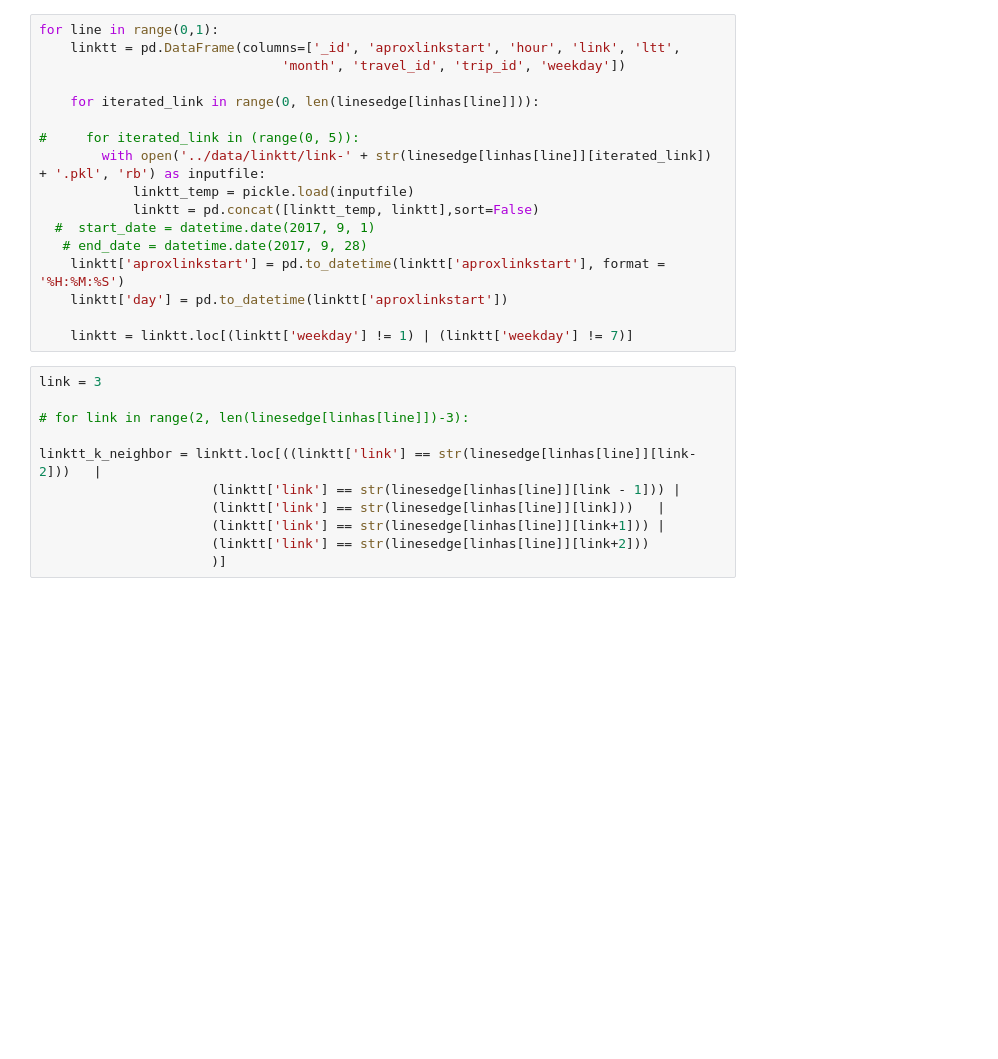
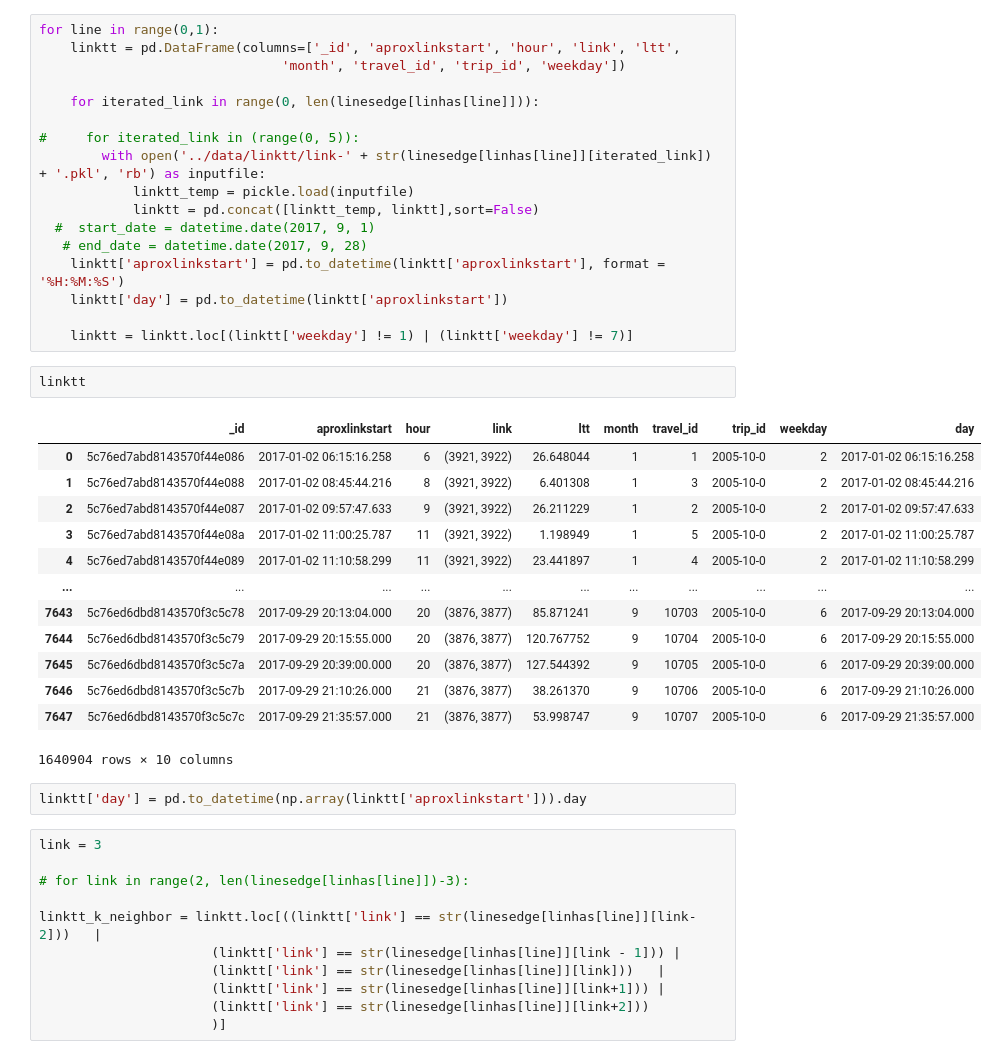
Before and after one commit to marcosamaris/links_states_prediction_LSTM, a Jupyter notebook: regressao_linear-links.ipynb, the cells around one changed output. Saved outputs shown, nothing was run; the diff lists cells and outputs as text; blank space fills up the shorter version.

```diff
--- a/regressao_linear-links.ipynb
+++ b/regressao_linear-links.ipynb
@@ -62,6 +65,24 @@ for line in range(0,1):
     linktt['day'] = pd.to_datetime(linktt['aproxlinkstart'])
 
     linktt = linktt.loc[(linktt['weekday'] != 1) | (linktt['weekday'] != 7)]
+# %%
+linktt
+# %% [output]
+|  | _id | aproxlinkstart | hour | link | ltt | month | travel_id | trip_id | weekday | day |
+| 0 | 5c76ed7abd8143570f44e086 | 2017-01-02 06:15:16.258 | 6 | (3921, 3922) | 26.648044 | 1 | 1 | 2005-10-0 | 2 | 2017-01-02 06:15:16.258 |
+| 1 | 5c76ed7abd8143570f44e088 | 2017-01-02 08:45:44.216 | 8 | (3921, 3922) | 6.401308 | 1 | 3 | 2005-10-0 | 2 | 2017-01-02 08:45:44.216 |
+| 2 | 5c76ed7abd8143570f44e087 | 2017-01-02 09:57:47.633 | 9 | (3921, 3922) | 26.211229 | 1 | 2 | 2005-10-0 | 2 | 2017-01-02 09:57:47.633 |
+| 3 | 5c76ed7abd8143570f44e08a | 2017-01-02 11:00:25.787 | 11 | (3921, 3922) | 1.198949 | 1 | 5 | 2005-10-0 | 2 | 2017-01-02 11:00:25.787 |
+| 4 | 5c76ed7abd8143570f44e089 | 2017-01-02 11:10:58.299 | 11 | (3921, 3922) | 23.441897 | 1 | 4 | 2005-10-0 | 2 | 2017-01-02 11:10:58.299 |
+| ... | ... | ... | ... | ... | ... | ... | ... | ... | ... | ... |
+| 7643 | 5c76ed6dbd8143570f3c5c78 | 2017-09-29 20:13:04.000 | 20 | (3876, 3877) | 85.871241 | 9 | 10703 | 2005-10-0 | 6 | 2017-09-29 20:13:04.000 |
+| 7644 | 5c76ed6dbd8143570f3c5c79 | 2017-09-29 20:15:55.000 | 20 | (3876, 3877) | 120.767752 | 9 | 10704 | 2005-10-0 | 6 | 2017-09-29 20:15:55.000 |
+| 7645 | 5c76ed6dbd8143570f3c5c7a | 2017-09-29 20:39:00.000 | 20 | (3876, 3877) | 127.544392 | 9 | 10705 | 2005-10-0 | 6 | 2017-09-29 20:39:00.000 |
+| 7646 | 5c76ed6dbd8143570f3c5c7b | 2017-09-29 21:10:26.000 | 21 | (3876, 3877) | 38.261370 | 9 | 10706 | 2005-10-0 | 6 | 2017-09-29 21:10:26.000 |
+| 7647 | 5c76ed6dbd8143570f3c5c7c | 2017-09-29 21:35:57.000 | 21 | (3876, 3877) | 53.998747 | 9 | 10707 | 2005-10-0 | 6 | 2017-09-29 21:35:57.000 |
+1640904 rows × 10 columns
+# %%
+linktt['day'] = pd.to_datetime(np.array(linktt['aproxlinkstart'])).day
 # %%
 link = 3
 
```
Also changed, not shown: parts of 26 cells of this notebook, 1 other file.
